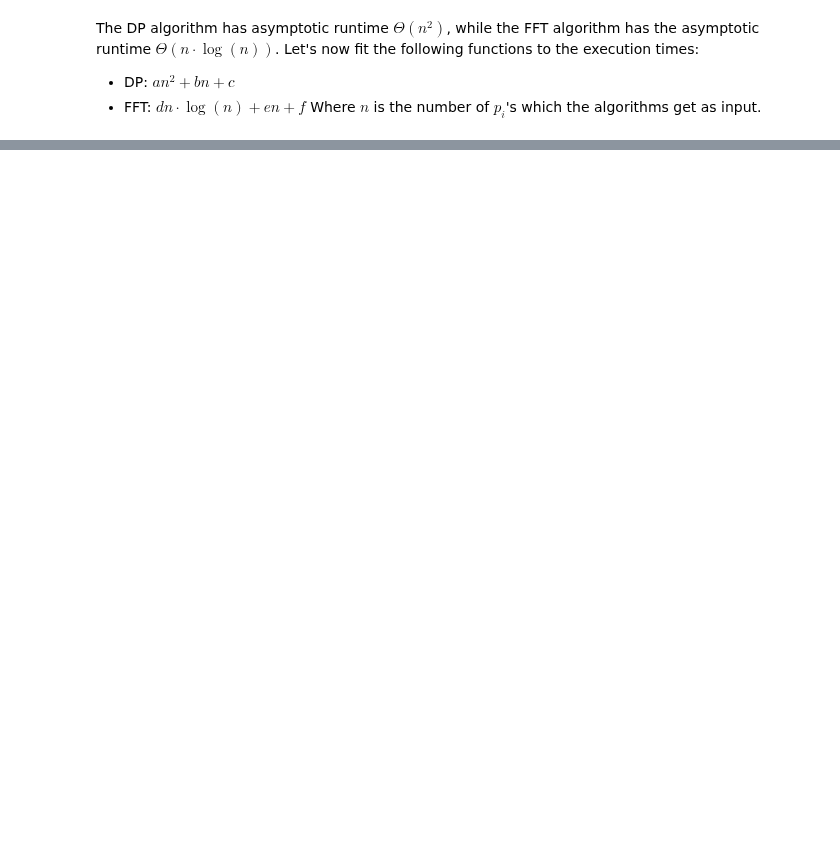
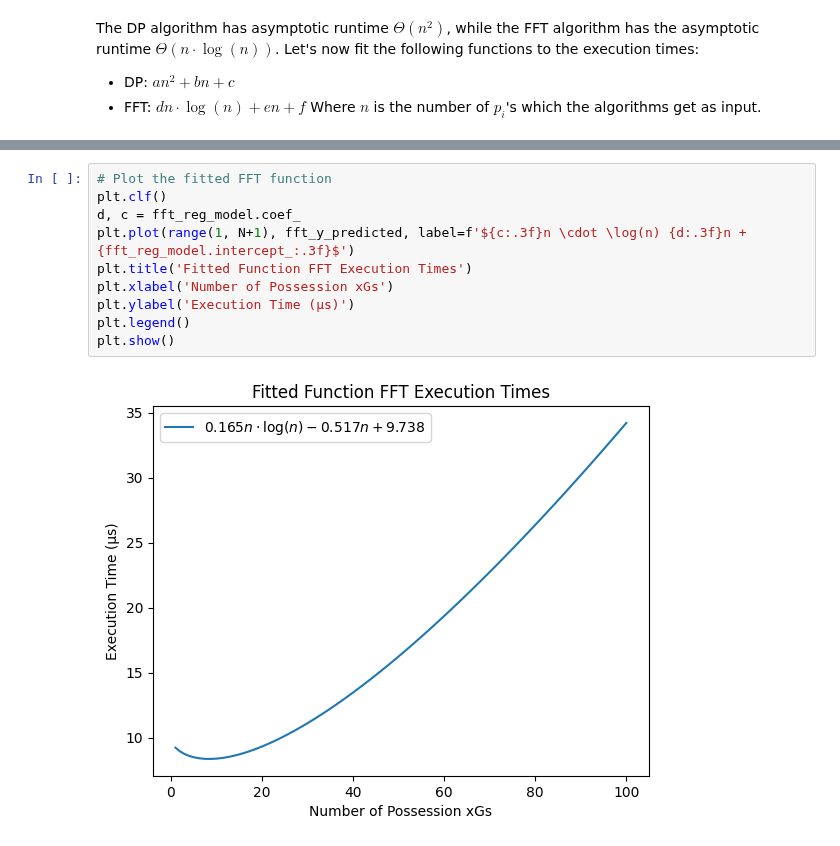
Before and after one commit to StrikerBadger/bachelor-thesis, a Jupyter notebook: performance_analysis.ipynb, the cells around one changed output, grey strips where cells are left out. Drawn from its saved outputs; the diff is of its cells as text; blank space fills up the shorter version.

```diff
--- a/performance_analysis.ipynb
+++ b/performance_analysis.ipynb
@@ -194,0 +233,12 @@ DP Regression Model coefficients: [248.51915112  72.30074967], y_Intercept: 2200
+# %%
+# Plot the fitted FFT function
+plt.clf()
+d, c = fft_reg_model.coef_
+plt.plot(range(1, N+1), fft_y_predicted, label=f'${c:.3f}n \cdot \log(n) {d:.3f}n + {fft_reg_model.intercept_:.3f}$')
+plt.title('Fitted Function FFT Execution Times')
+plt.xlabel('Number of Possession xGs')
+plt.ylabel('Execution Time (µs)')
+plt.legend()
+plt.show()
+# %% [output]
+[figure, added]
```
Also changed, not shown: parts of 19 cells of this notebook.
